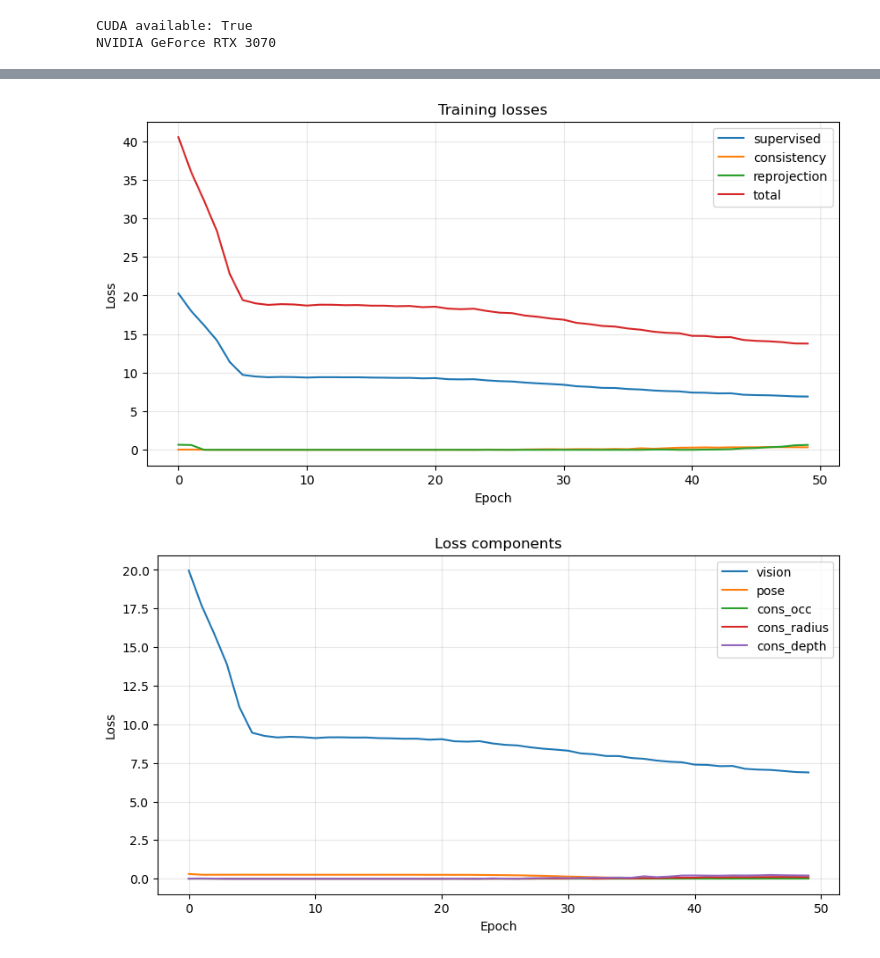
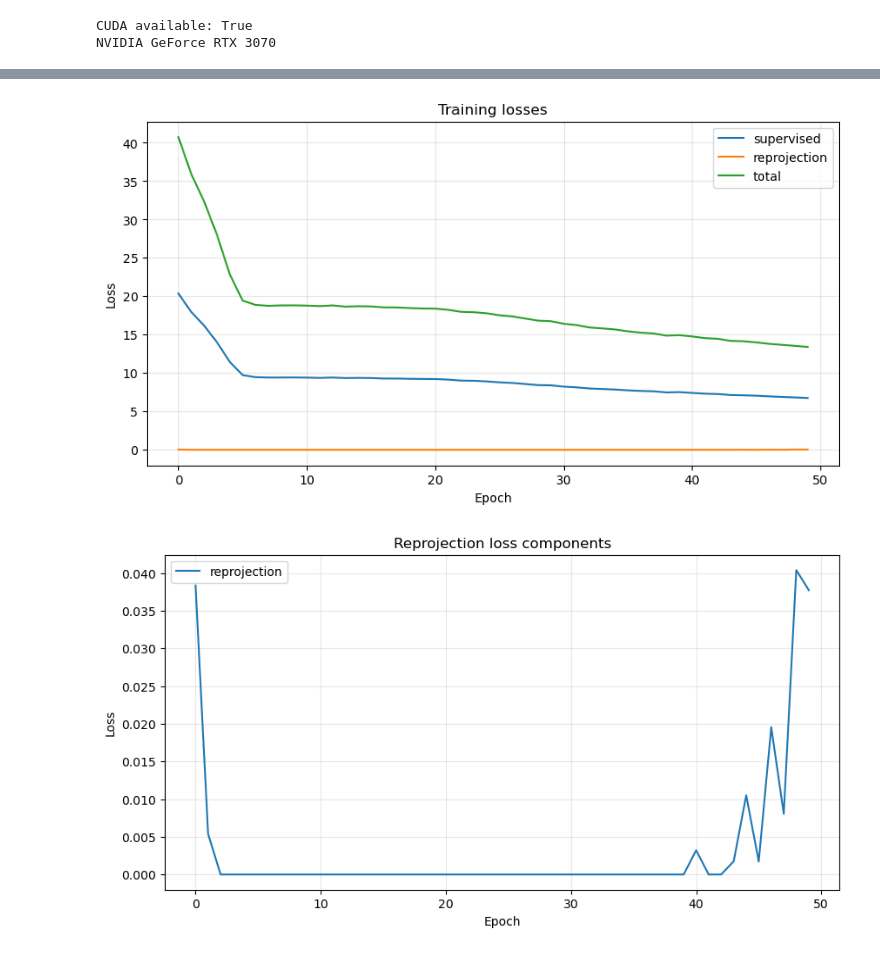
Before and after one commit to jo6815en/pose_from_cylinders, a Jupyter notebook: train.ipynb, the cells around one changed output, grey strips where cells are left out. Cells and saved outputs as stored; diff of their text form; code cells hidden in the pictures.

```diff
--- a/train.ipynb
+++ b/train.ipynb
@@ -51,7 +51,7 @@ loader = DataLoader(
 # %%
 # bug_check(0)
 
-if True:
+if False:
     debug_dataset = SceneTwoPairsDataset(
         root_dir="dataset",
         return_two_pairs=False
@@ -67,16 +67,3 @@ if True:
 
     batch = next(iter(debug_loader))
     img_a, vision_a, img_b, vision_b, pose_ab, target_cylinders = batch
-
-    OCC_THRESH= 0.5
-
-    reproj_forward = reprojection_loss_2d(
-        vision_a[:1],
-        vision_b[:1],
-        pose_ab[:1],
-        occ_thresh=OCC_THRESH,
-    )
-
-    print("forward", reproj_forward)
-
-    match_a = match_vision_to_target_cylinders(vision_a, target_cylinders)
@@ -292,41 +224,25 @@ Epoch 50: tot=13.7711 | vis=6.8866 | reproj=0.6379 | occ=0.4560 | reproj_r=0.091
 # %%
 # Plot efter träning
 plt.figure(figsize=(10, 5))
 plt.plot(history["supervised"], label="supervised")
-plt.plot(history["consistency"], label="consistency")
 plt.plot(history["reprojection"], label="reprojection")
 plt.plot(history["total"], label="total")
 plt.xlabel("Epoch")
 plt.ylabel("Loss")
 plt.title("Training losses")
 plt.legend()
 plt.grid(True, alpha=0.3)
 plt.show()
 
-plt.figure(figsize=(10, 5))
-plt.plot(history["vision"], label="vision")
-plt.plot(history["pose"], label="pose")
-plt.plot(history["cons_occ"], label="cons_occ")
-plt.plot(history["cons_radius"], label="cons_radius")
-plt.plot(history["cons_depth"], label="cons_depth")
-plt.xlabel("Epoch")
-plt.ylabel("Loss")
-plt.title("Loss components")
-plt.legend()
-plt.grid(True, alpha=0.3)
-plt.show()
 
 plt.figure(figsize=(10, 5))
 plt.plot(history["reprojection"], label="reprojection")
-plt.plot(history["reproj_occ"], label="reproj_occ")
-plt.plot(history["reproj_radius"], label="reproj_radius")
-plt.plot(history["reproj_depth"], label="reproj_depth")
 plt.xlabel("Epoch")
 plt.ylabel("Loss")
 plt.title("Reprojection loss components")
 plt.legend()
 plt.grid(True, alpha=0.3)
 plt.show()
 # %% [output]
-[figure, old version]
+[figure, new version]
-[figure, old version]
+[figure, new version]
```
Also changed, not shown: parts of 7 cells of this notebook, 1 other file.
